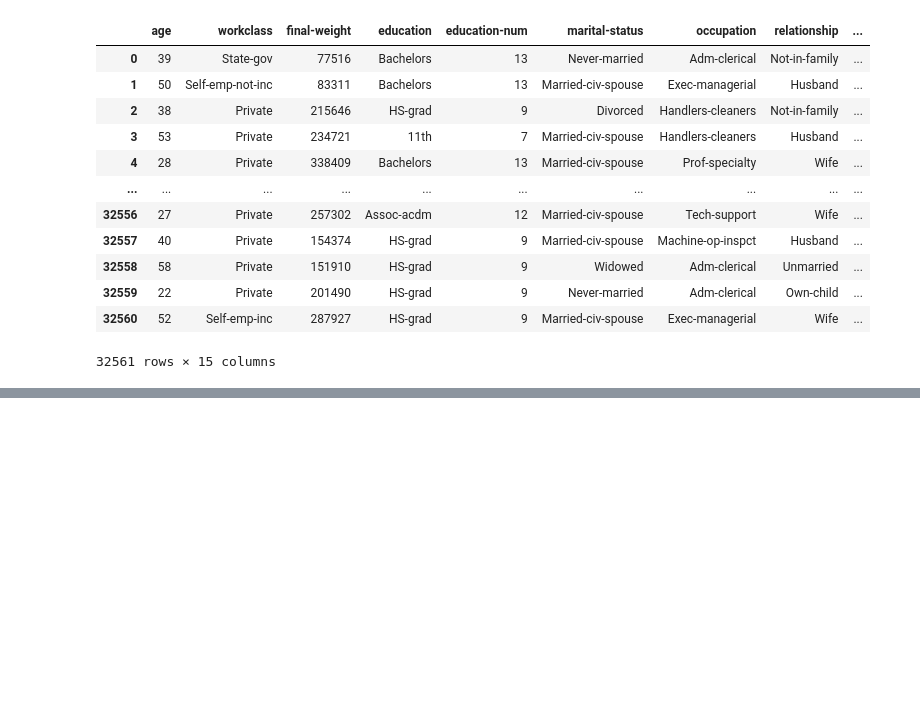
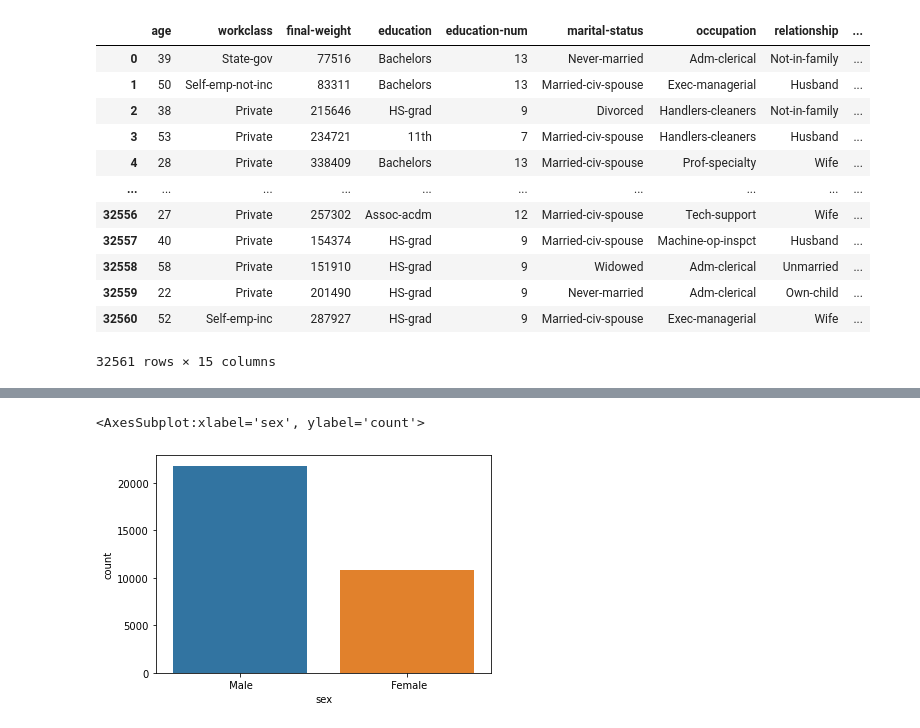
Before and after one commit to fernandovieira1/estat_ML, a Jupyter notebook: exercicios_distribuicao_census.ipynb, the cells around one changed output, grey strips where cells are left out. Saved outputs shown, nothing was run; the diff lists cells and outputs as text; code cells hidden in the pictures; blank space fills up the shorter version.

```diff
--- a/exercicios_distribuicao_census.ipynb
+++ b/exercicios_distribuicao_census.ipynb
@@ -71,0 +89,5 @@ sns.histplot(df['age'])
+# %%
+sns.countplot(df['sex'])
+# %% [output]
+<AxesSubplot:xlabel='sex', ylabel='count'>
+[figure, added]
```
Also changed, not shown: parts of 24 cells of this notebook.
